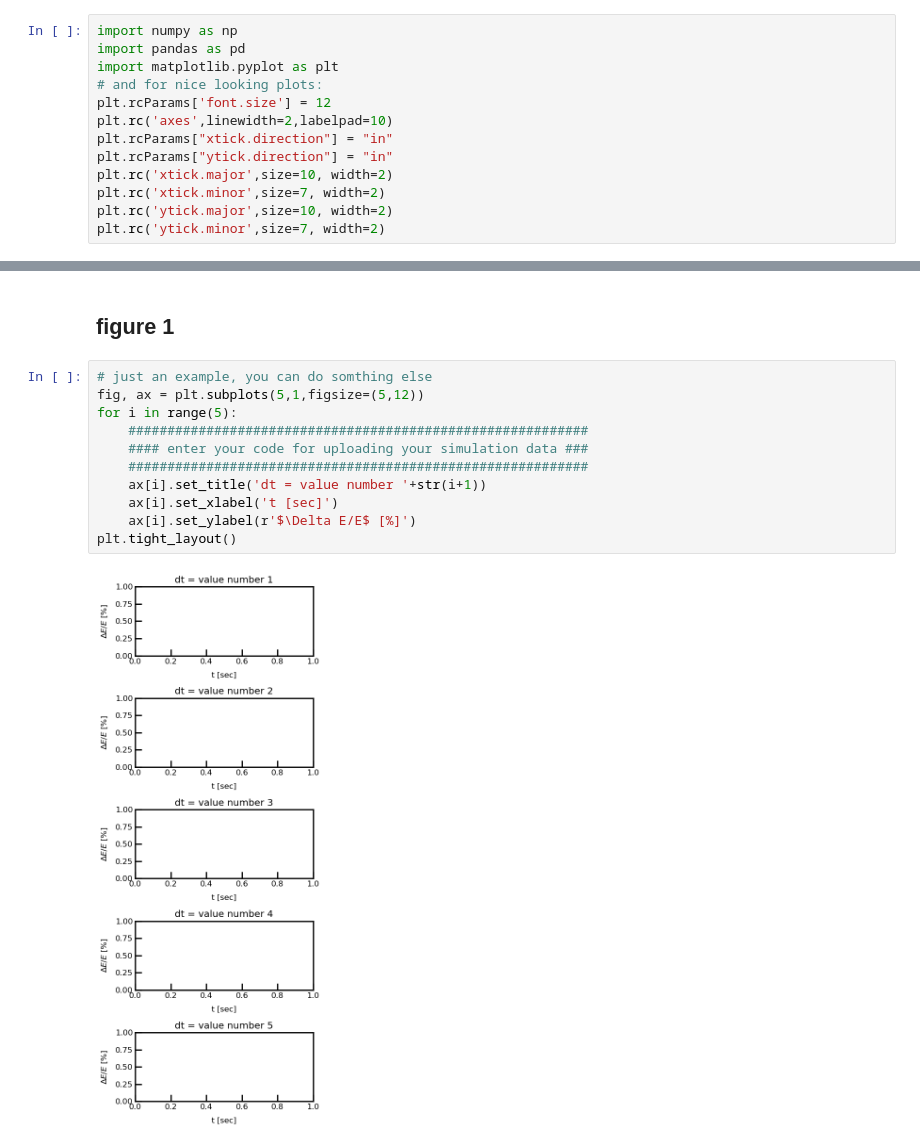
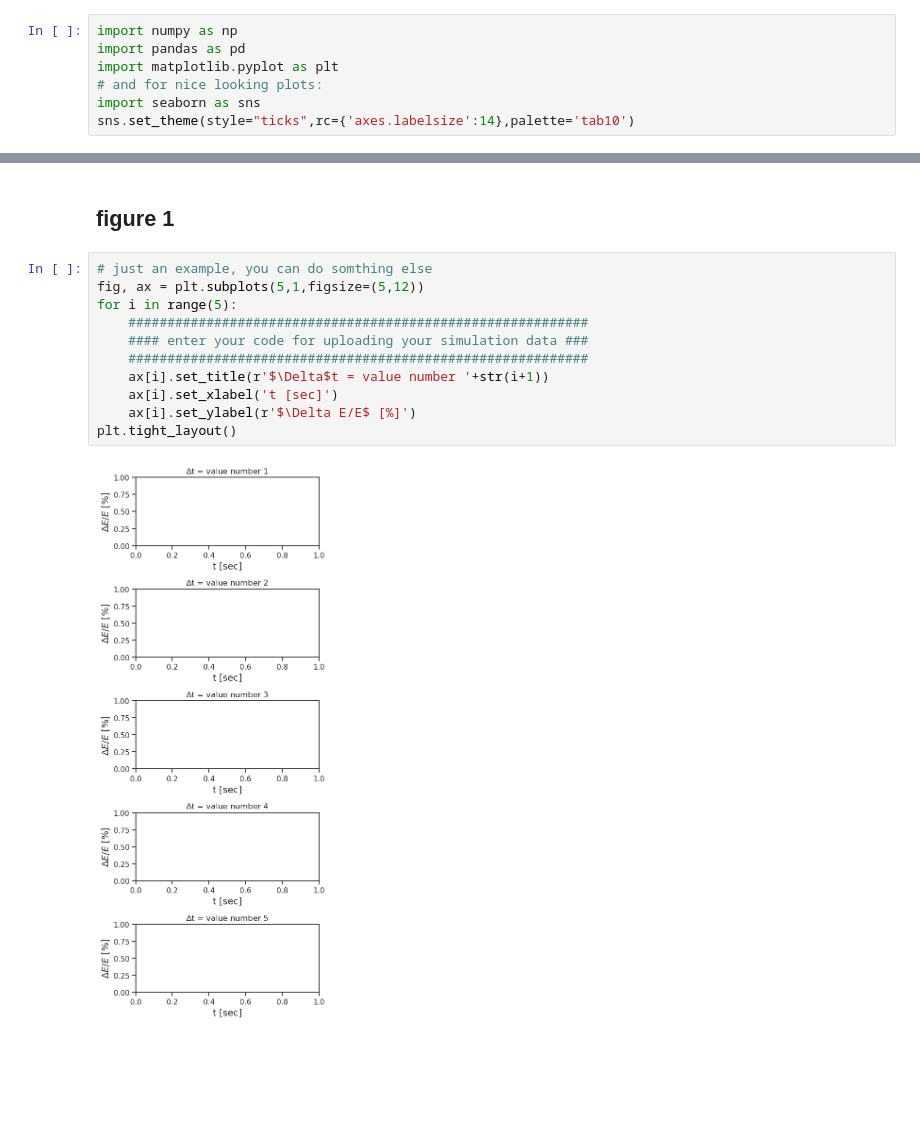
Before and after one commit to SagiMeir/Simulations4Beginners, a Jupyter notebook: getting_started.ipynb, the cells around one changed output, grey strips where cells are left out. Drawn from its saved outputs; the diff is of its cells as text; blank space fills up the shorter version.

Commit message:
small change in the plot design

```diff
--- a/getting_started.ipynb
+++ b/getting_started.ipynb
@@ -1,18 +1,12 @@
 # %% [markdown]
 Importes that you might need are given below
-# %%
-import numpy as np
-import pandas as pd
-import matplotlib.pyplot as plt
-# and for nice looking plots:
-plt.rcParams['font.size'] = 12
-plt.rc('axes',linewidth=2,labelpad=10)
-plt.rcParams["xtick.direction"] = "in"
-plt.rcParams["ytick.direction"] = "in"
-plt.rc('xtick.major',size=10, width=2)
-plt.rc('xtick.minor',size=7, width=2)
-plt.rc('ytick.major',size=10, width=2)
-plt.rc('ytick.minor',size=7, width=2)
+# %%
+import numpy as np
+import pandas as pd
+import matplotlib.pyplot as plt
+# and for nice looking plots:
+import seaborn as sns
+sns.set_theme(style="ticks",rc={'axes.labelsize':14},palette='tab10')
 # %% [markdown]
 # The Harmonic Oscillator
 # %% [markdown]
@@ -45,13 +39,13 @@ Explain the shape of the histograms in Figures 4-5. How do you excpect them to c
 # %%
 # just an example, you can do somthing else
 fig, ax = plt.subplots(5,1,figsize=(5,12))
 for i in range(5):
     ###########################################################
     #### enter your code for uploading your simulation data ###
     ###########################################################
-    ax[i].set_title('dt = value number '+str(i+1))
+    ax[i].set_title(r'$\Delta$t = value number '+str(i+1))
     ax[i].set_xlabel('t [sec]')
     ax[i].set_ylabel(r'$\Delta E/E$ [%]')
 plt.tight_layout()
 # %% [output]
-[figure, old version]
+[figure, new version]
```
